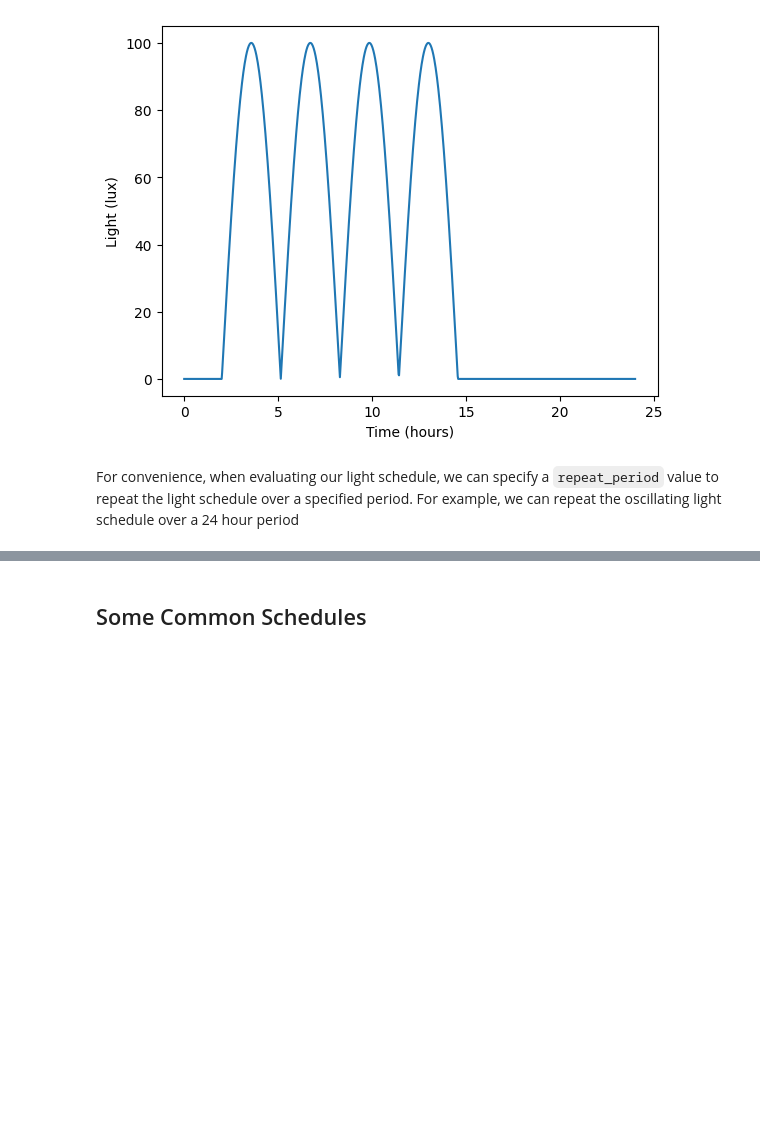
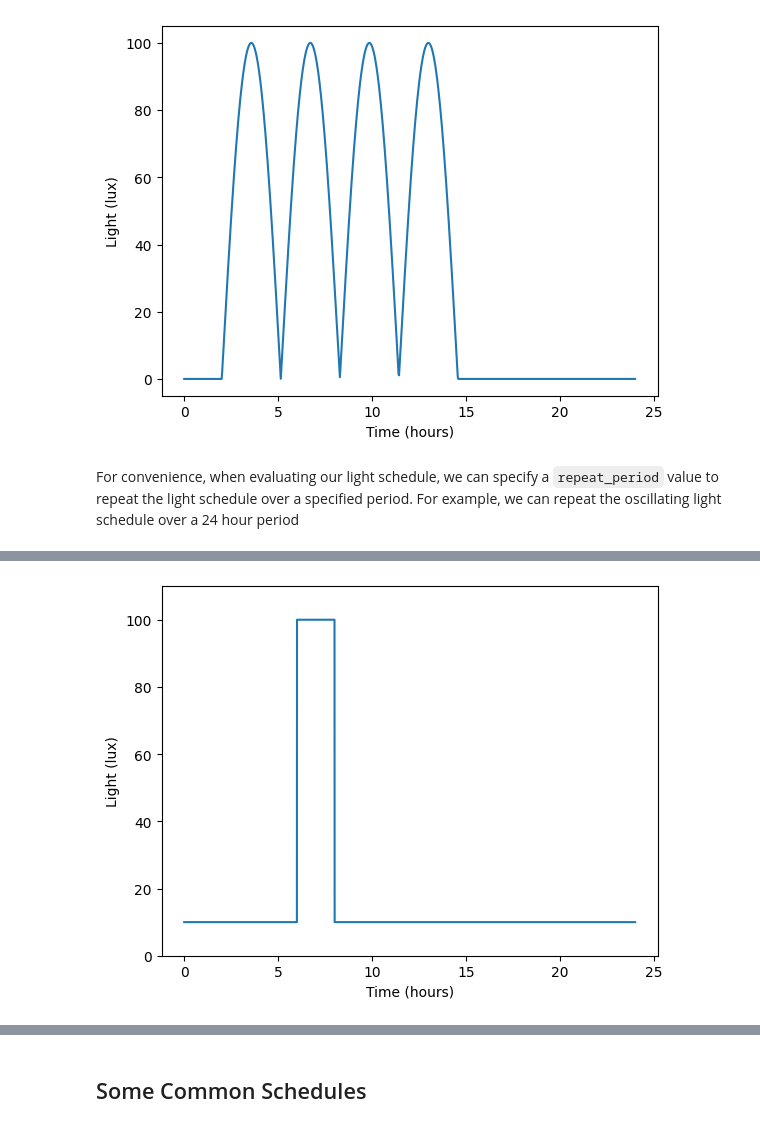
Before and after one commit to Arcascope/circadian, a Jupyter notebook: nbs/01_lights.ipynb, the cells around one changed output, grey strips where cells are left out. Saved outputs shown, nothing was run; the diff lists cells and outputs as text; code cells hidden in the pictures; blank space fills up the shorter version.

```diff
--- a/nbs/01_lights.ipynb
+++ b/nbs/01_lights.ipynb
@@ -343 +447,10 @@ def plot(self,
     return ax
+# %%
+#| hide
+schedule = Light(100.0, start_time=6.0, duration=2.0, default_value=10.0)
+ax = schedule.plot(0.0, 24.0)
+ax.set_xlabel('Time (hours)');
+ax.set_ylabel('Light (lux)');
+ax.set_ylim(0, 110);
+# %% [output]
+[figure, added]
```
Also changed, not shown: parts of 12 cells of this notebook.
